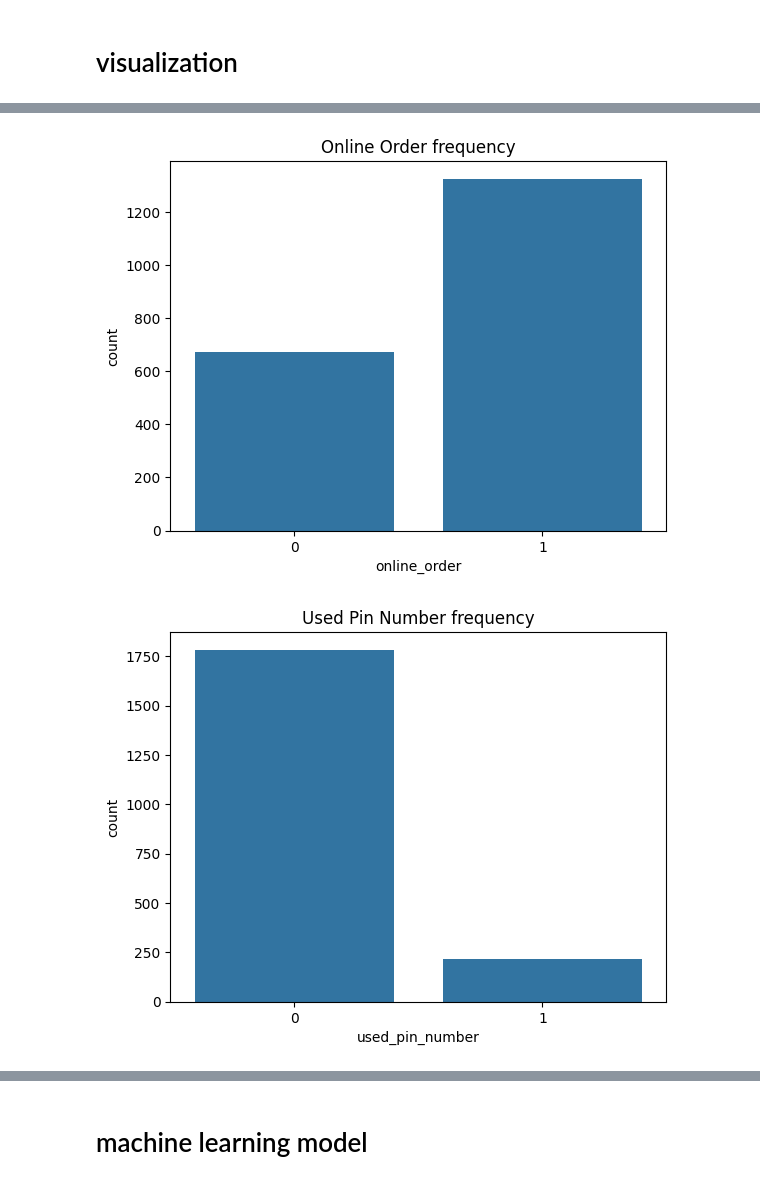
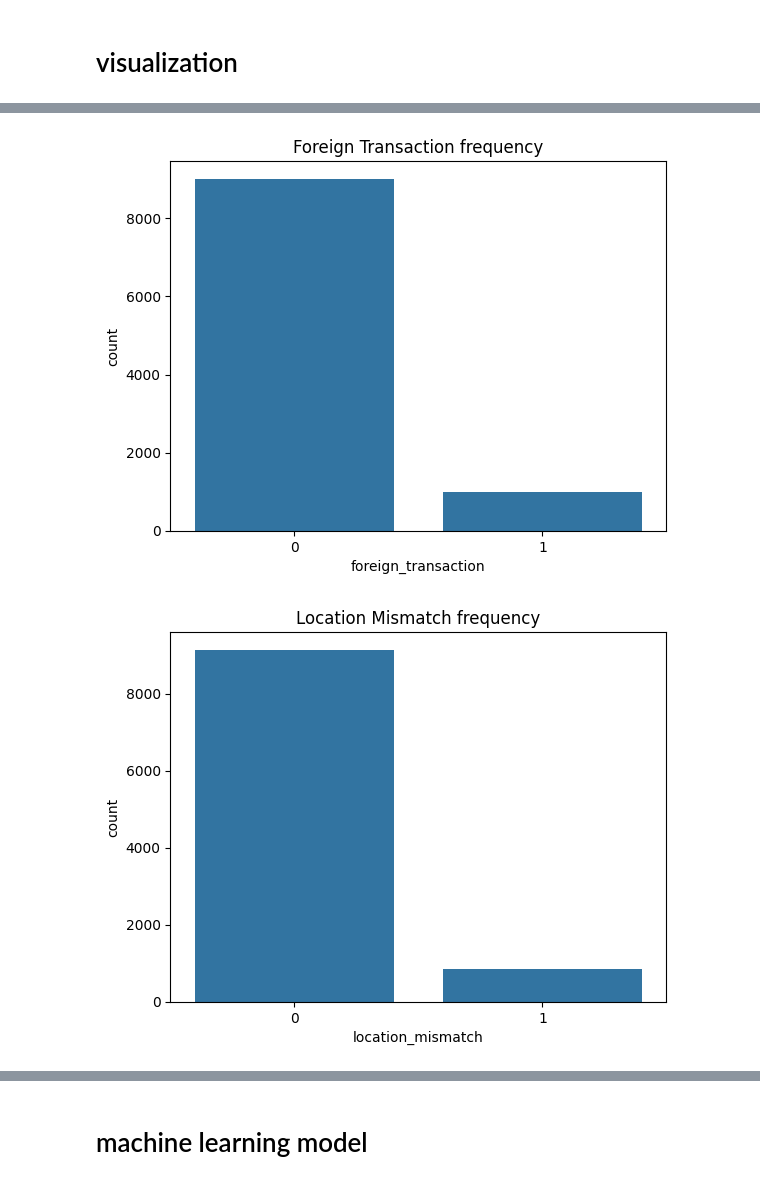
Before and after one commit to vijayagi/data-science-project-, a Jupyter notebook: project 4(logstic ,Rand for)/credit_card.ipynb, the cells around one changed output, grey strips where cells are left out. Saved outputs shown, nothing was run; the diff lists cells and outputs as text; code cells hidden in the pictures.

```diff
--- a/project 4(logstic ,Rand for)/credit_card.ipynb
+++ b/project 4(logstic ,Rand for)/credit_card.ipynb
@@ -4,7 +4,7 @@ import numpy as np
 import matplotlib.pyplot as plt
 import seaborn as sns
 # %%
-df=pd.read_csv("card_transdata.csv")
+df=pd.read_excel(r"D:\data science 2025\git_repository\data-science-project-\project 4(logstic ,Rand for)\credit_card_fraud.xlsx")
 # %%
 df.head()
 # %% [output]
@@ -84,13 +96,13 @@ sns.heatmap(df.corr(), annot=True, cmap='coolwarm')
 # %%
-sns.countplot(data=df,x='online_order')
-plt.title('Online Order frequency')
+sns.countplot(data=df,x='foreign_transaction')
+plt.title('Foreign Transaction frequency')
 plt.show()
 # %% [output]
-[figure, old version]
+[figure, new version]
 # %%
-sns.countplot(data=df,x='used_pin_number')
-plt.title('Used Pin Number frequency')
+sns.countplot(data=df,x='location_mismatch')
+plt.title('Location Mismatch frequency')
 plt.show()
 # %% [output]
-[figure, old version]
+[figure, new version]
 # %%
```
Also changed, not shown: parts of 26 cells of this notebook, 6 other files.
